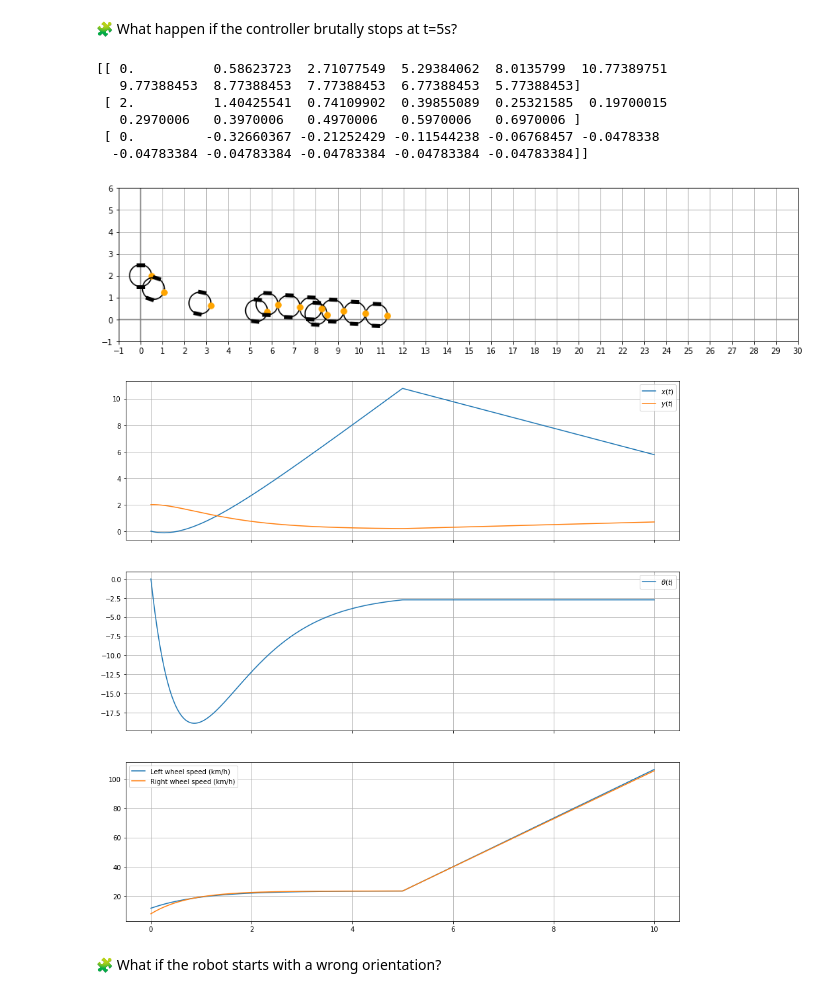
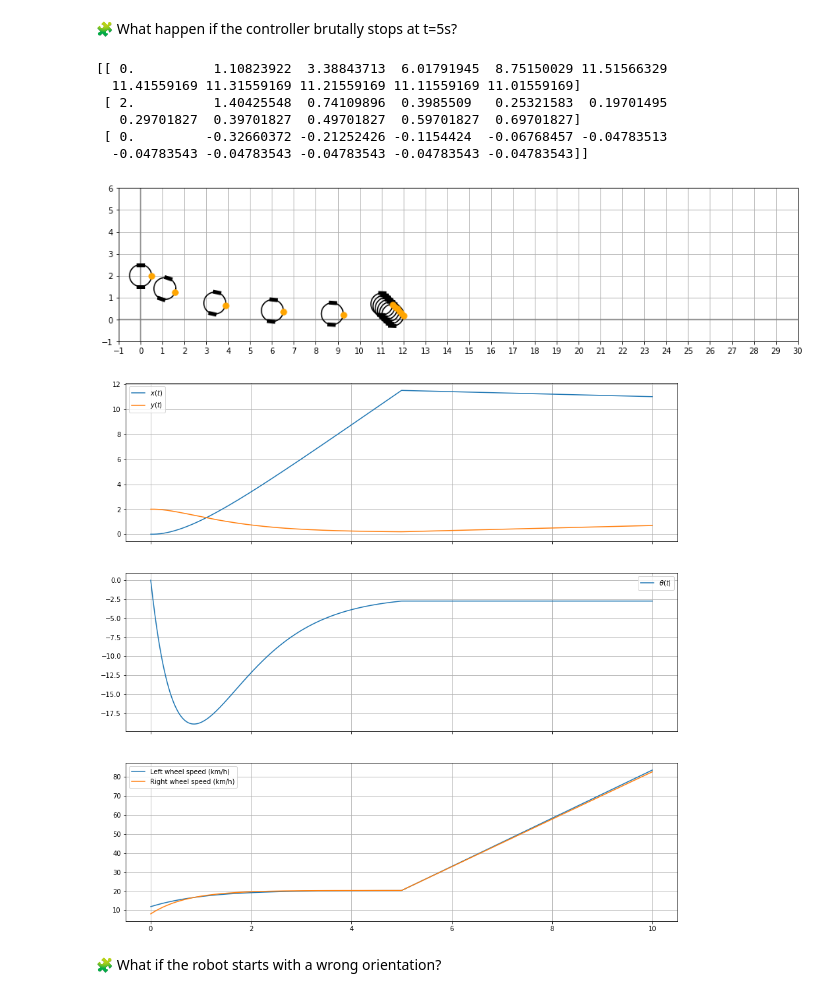
Before and after one commit to MarouaneBAZZAOUI0/control-engineering-with-python-project-2021-2022, a Jupyter notebook: Project - Step 3.ipynb, the cells around one changed output. Saved outputs shown, nothing was run; the diff lists cells and outputs as text; code cells hidden in the pictures.

```diff
--- a/Project - Step 3.ipynb
+++ b/Project - Step 3.ipynb
@@ -868,7 +862,7 @@ poles = [-1.2,-1.21,-1.22] # Strictly negative real part
 K = place_poles(A,B,poles).gain_matrix
 
 tf = 10
-r = solve_ivp(fun=lin_fun,t_span=[0,tf],y0=[0,2,0],dense_output=True, rtol=1e-6, atol=1e-12)
+r = solve_ivp(fun=fun,t_span=[0,tf],y0=[0,2,0],dense_output=True, rtol=1e-6, atol=1e-12)
 
 step = 1
 t = arange(0,tf+step,step)
@@ -894,7 +887,7 @@ for x, y, theta in sol_t.T:
 # %% [markdown]
 🧩 What happen if the controller brutally stops at t=5s?
 # %%
-WindX = -1
+WindX = -0.1
 WindY = 0.1
 def fun(t,deltaX):
     if(t>=5): return [WindX-v,WindY,0]
@@ -912,41 +905,41 @@ sol_t = r["sol"](t)
 sol_t[0]+=v*t
 print(sol_t)
 draw_arena(-1,30,-1,6)
 for x, y, theta in sol_t.T:
     draw_robot(x, y, theta)
 
 t = linspace(0.0,tf, 1000)
 dx, dy, dtheta = r["sol"](t)
 fig=figure(figsize=(15, 15))
 ax1, ax2, ax3 = fig.subplots(3, 1, sharex=True)
 ax1.grid(True)
 ax1.plot(t, dx + v*t, label="$x(t)$")
 ax1.plot(t, dy, label="$y(t)$")
 ax1.legend()
 ax2.grid(True)
 ax2.plot(t, dtheta*180/pi, label=r"$\theta(t)$")
 ax2.legend()
 
 dX = r["sol"](t)
 dOmega = -K@dX
 dOmega_l = dOmega[0,:]
 dOmega_r = dOmega[1,:]
 omega_l = dOmega_l +v/R
 omega_r = dOmega_r +v/R
 
 ax3.plot(t,omega_l*R*3.6, label=r"Left wheel speed (km/h)")
 ax3.plot(t,omega_r*R*3.6, label=r"Right wheel speed (km/h)")
 ax3.legend()
 ax3.grid()
 # %% [output]
-[[ 0.          0.58623723  2.71077549  5.29384062  8.0135799  10.77389751
-   9.77388453  8.77388453  7.77388453  6.77388453  5.77388453]
- [ 2.          1.40425541  0.74109902  0.39855089  0.25321585  0.19700015
-   0.2970006   0.3970006   0.4970006   0.5970006   0.6970006 ]
- [ 0.         -0.32660367 -0.21252429 -0.11544238 -0.06768457 -0.0478338
-  -0.04783384 -0.04783384 -0.04783384 -0.04783384 -0.04783384]]
+[[ 0.          1.10823922  3.38843713  6.01791945  8.75150029 11.51566329
+  11.41559169 11.31559169 11.21559169 11.11559169 11.01559169]
+ [ 2.          1.40425548  0.74109896  0.3985509   0.25321583  0.19701495
+   0.29701827  0.39701827  0.49701827  0.59701827  0.69701827]
+ [ 0.         -0.32660372 -0.21252426 -0.1154424  -0.06768457 -0.04783513
+  -0.04783543 -0.04783543 -0.04783543 -0.04783543 -0.04783543]]
-[figure, old version]
+[figure, new version]
-[figure, old version]
+[figure, new version]
 # %% [markdown]
 🧩 What if the robot starts with a wrong orientation?
 # %%
```
Also changed, not shown: parts of 6 cells of this notebook.
